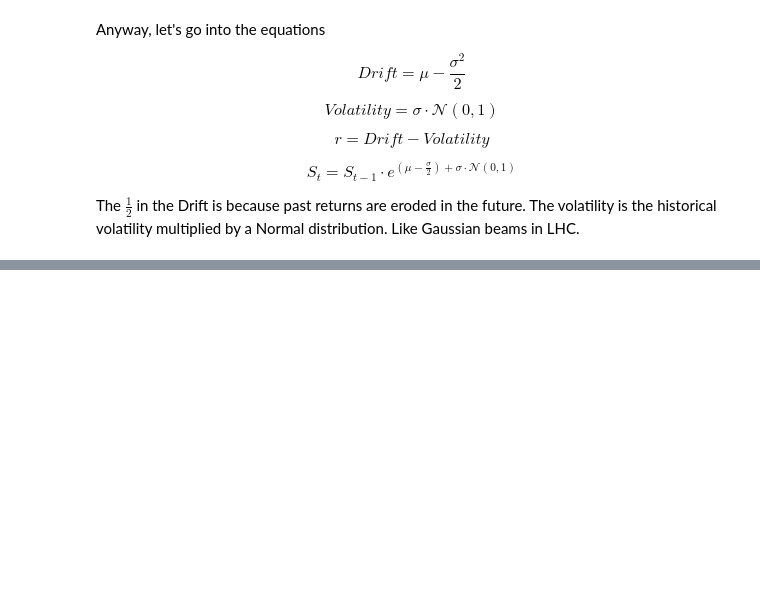
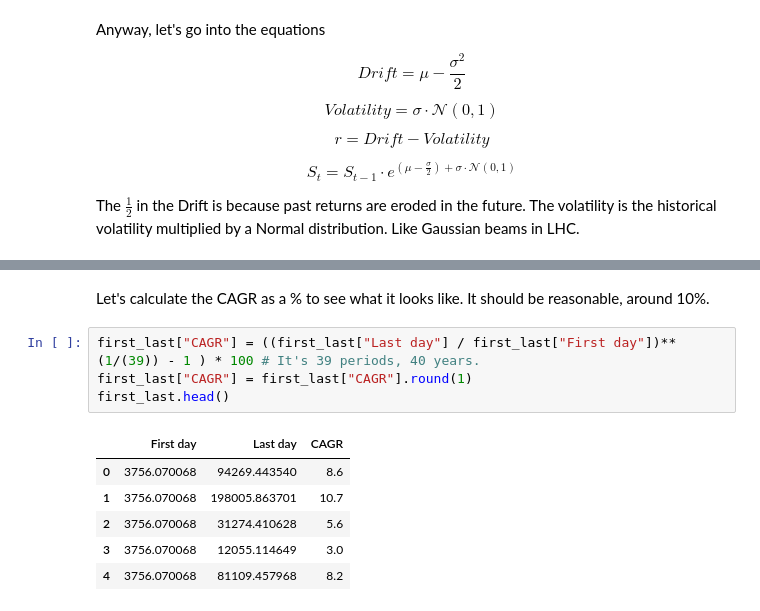
Before and after one commit to DrAlexSanz/MC-calculations, a Jupyter notebook: Monte_Carlo_SP500.ipynb, the cells around one changed output, grey strips where cells are left out. Saved outputs shown, nothing was run; the diff lists cells and outputs as text; blank space fills up the shorter version.

```diff
--- a/Monte_Carlo_SP500.ipynb
+++ b/Monte_Carlo_SP500.ipynb
@@ -225,0 +249,13 @@ plt.plot(pd.DataFrame(curves).iloc[:, :10])
+# %% [markdown]
+Let's calculate the CAGR as a % to see what it looks like. It should be reasonable, around 10%.
+# %%
+first_last["CAGR"] = ((first_last["Last day"] / first_last["First day"])**(1/(39)) - 1 ) * 100 # It's 39 periods, 40 years.
+first_last["CAGR"] = first_last["CAGR"].round(1)
+first_last.head()
+# %% [output]
+|  | First day | Last day | CAGR |
+| 0 | 3756.070068 | 94269.443540 | 8.6 |
+| 1 | 3756.070068 | 198005.863701 | 10.7 |
+| 2 | 3756.070068 | 31274.410628 | 5.6 |
+| 3 | 3756.070068 | 12055.114649 | 3.0 |
+| 4 | 3756.070068 | 81109.457968 | 8.2 |
```
Also changed, not shown: parts of 16 cells of this notebook.
